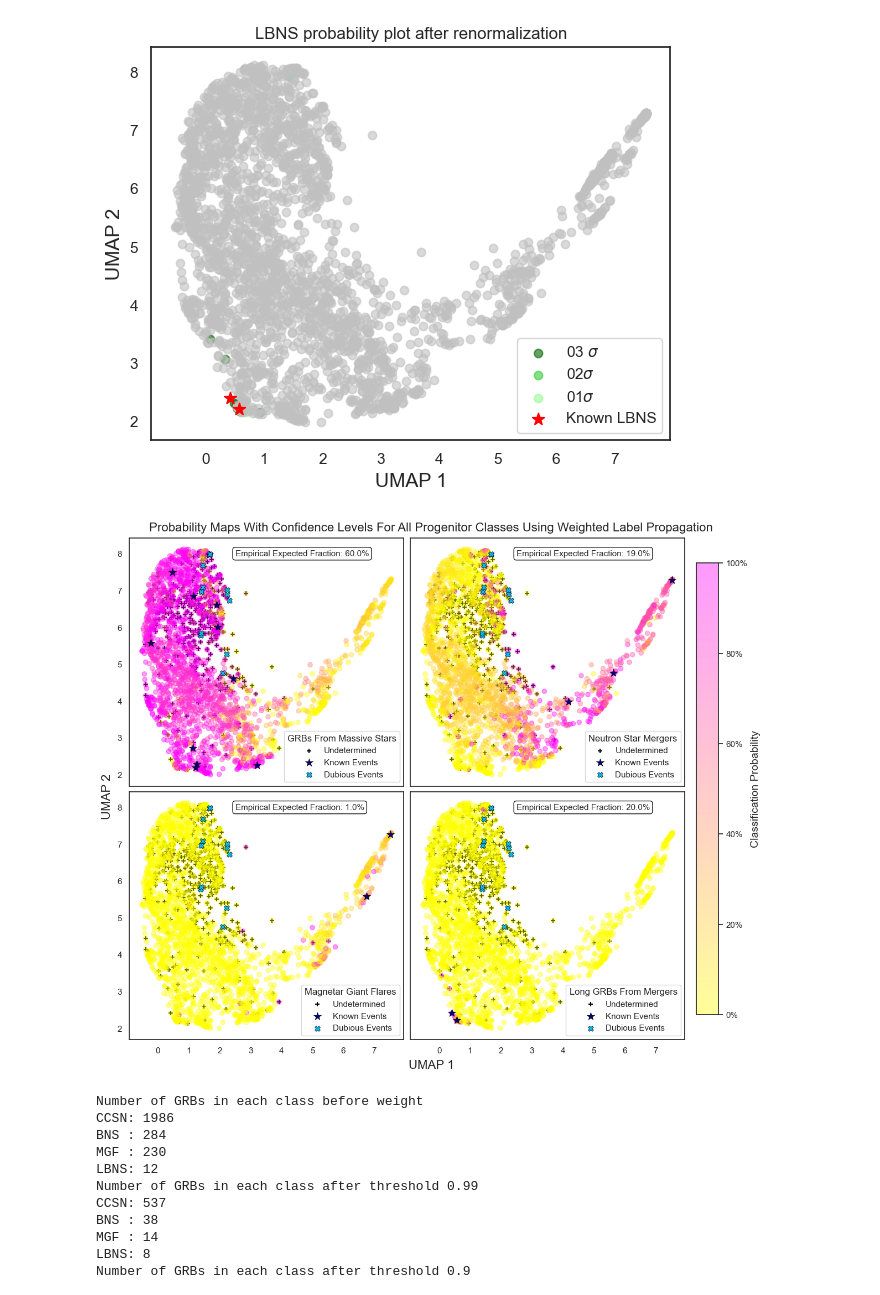
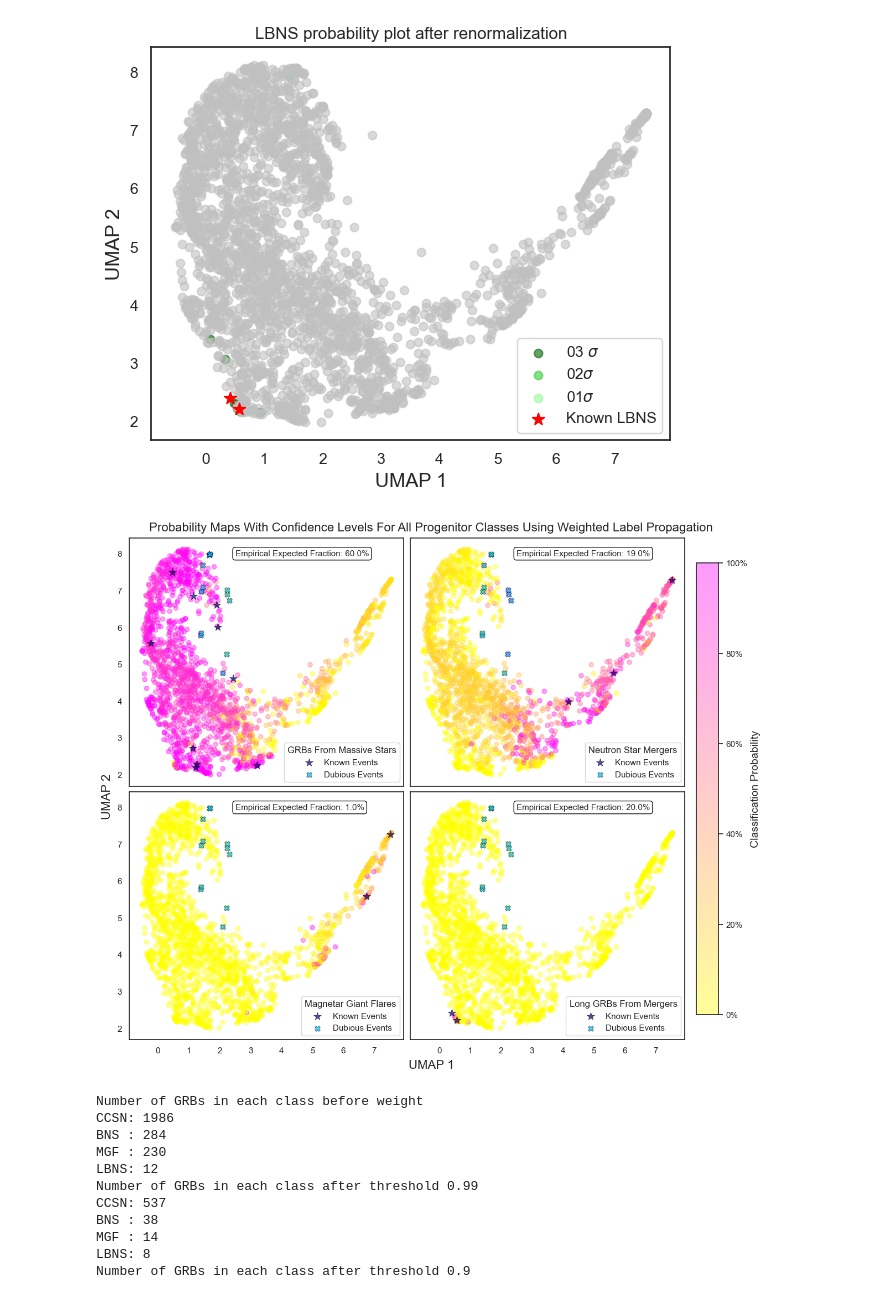
Before and after one commit to Sky3strain/Label-Propagation, a Jupyter notebook: Fermi_GBM_Polished_LabelProp.ipynb, the cells around one changed output. Saved outputs shown, nothing was run; the diff lists cells and outputs as text; code cells hidden in the pictures.

```diff
--- a/Fermi_GBM_Polished_LabelProp.ipynb
+++ b/Fermi_GBM_Polished_LabelProp.ipynb
@@ -1169,54 +1169,51 @@ fig.subplots_adjust(
     wspace=0.0,
     hspace=0.0
 )
-
+mask = np.ones(len(grb_umap2d_T), dtype=bool)
+mask[unlabeled_grb] = False
 #CCSN
-axes[0,0].scatter(grb_umap2d_T[unlabeled_grb, 0], grb_umap2d_T[unlabeled_grb, 1], label="Undetermined", color = "black", marker = '+')
-sc = axes[0,0].scatter(grb_umap2d[0],  grb_umap2d[1], c=ccsn_proba, cmap='spring_r', vmin=0, vmax=1, alpha=0.4)
-axes[0,0].scatter(grb_df[grb_df['name'].isin(GRB_CCSN)]['2dumap1'], grb_df[grb_df['name'].isin(GRB_CCSN)]['2dumap2'], c='navy', marker = '*', s=110,edgecolor='black', linewidth=0.5, label="Known Events")
-axes[0,0].scatter(grb_umap2d_T[dubious_grb, 0], grb_umap2d_T[dubious_grb, 1], label="Dubious Events", color = "deepskyblue", marker = 'X',edgecolor='black', linewidth=0.5, s=50)
+sc = axes[0,0].scatter(grb_umap2d_T[mask,0], grb_umap2d_T[mask,1], c=ccsn_proba[mask], cmap='spring_r', vmin=0, vmax=1, alpha=0.4)
+axes[0,0].scatter(grb_df[grb_df['name'].isin(GRB_CCSN)]['2dumap1'], grb_df[grb_df['name'].isin(GRB_CCSN)]['2dumap2'], c='navy', marker = '*', s=110,edgecolor='black', linewidth=0.5, label="Known Events",alpha = 0.7)
+axes[0,0].scatter(grb_umap2d_T[dubious_grb, 0], grb_umap2d_T[dubious_grb, 1], label="Dubious Events", color = "deepskyblue", marker = 'X',edgecolor='black', linewidth=0.5, s=50,alpha = 0.7)
 axes[0,0].legend(title="GRBs From Massive Stars", loc='lower right')
 axes[0,0].annotate(f'Empirical Expected Fraction: {k_ccsn*100}%',xy=(2.5, 8),xycoords='data',fontsize=11, ha='left',
     va='center',bbox=dict( boxstyle="round,pad=0.3",fc="white",ec="black",alpha=0.9))
 # axes[0,0].set_facecolor('dimgray')
 #BNS
-axes[0,1].scatter(grb_umap2d_T[unlabeled_grb, 0], grb_umap2d_T[unlabeled_grb, 1], label="Undetermined", color = "black", marker = '+')
-sc = axes[0,1].scatter(grb_umap2d[0],  grb_umap2d[1], c=bns_proba, cmap='spring_r', vmin=0, vmax=1, alpha=0.4)
-axes[0,1].scatter(grb_df[grb_df['name'].isin(GRB_BNS)]['2dumap1'], grb_df[grb_df['name'].isin(GRB_BNS)]['2dumap2'], c='navy', marker = '*',edgecolor='black', linewidth=0.5,  s=110, label="Known Events")
-axes[0,1].scatter(grb_umap2d_T[dubious_grb, 0], grb_umap2d_T[dubious_grb, 1], label="Dubious Events", color = "deepskyblue", marker = 'X',edgecolor='black', linewidth=0.5, s=50)
+sc = axes[0,1].scatter(grb_umap2d_T[mask,0], grb_umap2d_T[mask,1], c=bns_proba[mask], cmap='spring_r', vmin=0, vmax=1, alpha=0.4)
+axes[0,1].scatter(grb_df[grb_df['name'].isin(GRB_BNS)]['2dumap1'], grb_df[grb_df['name'].isin(GRB_BNS)]['2dumap2'], c='navy', marker = '*',edgecolor='black', linewidth=0.5,  s=110, label="Known Events",alpha = 0.7)
+axes[0,1].scatter(grb_umap2d_T[dubious_grb, 0], grb_umap2d_T[dubious_grb, 1], label="Dubious Events", color = "deepskyblue", marker = 'X',edgecolor='black', linewidth=0.5, s=50,alpha = 0.7)
 axes[0,1].legend(title="Neutron Star Mergers", loc='lower right')
 axes[0,1].annotate(f'Empirical Expected Fraction: {k_bns*100}%',xy=(2.5, 8),xycoords='data',fontsize=11, ha='left',
     va='center',bbox=dict( boxstyle="round,pad=0.3",fc="white",ec="black",alpha=0.9))
 # axes[0,1].set_facecolor('silver')
 #MGF
-axes[1,0].scatter(grb_umap2d_T[unlabeled_grb, 0], grb_umap2d_T[unlabeled_grb, 1], label="Undetermined", color = "black", marker = '+')
-sc = axes[1,0].scatter(grb_umap2d[0],  grb_umap2d[1], c=mgf_proba, cmap='spring_r', vmin=0, vmax=1, alpha=0.4)
-axes[1,0].scatter(grb_df[grb_df['name'].isin(GRB_MGF)]['2dumap1'], grb_df[grb_df['name'].isin(GRB_MGF)]['2dumap2'], c='navy', marker = '*', s=110,edgecolor='black', linewidth=0.5, label="Known Events")
-axes[1,0].scatter(grb_umap2d_T[dubious_grb, 0], grb_umap2d_T[dubious_grb, 1], label="Dubious Events", color = "deepskyblue", marker = 'X',edgecolor='black', linewidth=0.5, s=50)
+sc = axes[1,0].scatter(grb_umap2d_T[mask,0], grb_umap2d_T[mask,1], c=mgf_proba[mask], cmap='spring_r', vmin=0, vmax=1, alpha=0.4)
+axes[1,0].scatter(grb_df[grb_df['name'].isin(GRB_MGF)]['2dumap1'], grb_df[grb_df['name'].isin(GRB_MGF)]['2dumap2'], c='navy', marker = '*', s=110,edgecolor='black', linewidth=0.5, label="Known Events",alpha = 0.7)
+axes[1,0].scatter(grb_umap2d_T[dubious_grb, 0], grb_umap2d_T[dubious_grb, 1], label="Dubious Events", color = "deepskyblue", marker = 'X',edgecolor='black', linewidth=0.5, s=50,alpha = 0.7)
 axes[1,0].legend(title="Magnetar Giant Flares", loc='lower right')
 axes[1,0].annotate(f'Empirical Expected Fraction: {k_mgf*100}%',xy=(2.5, 8),xycoords='data',fontsize=11, ha='left',
     va='center',bbox=dict( boxstyle="round,pad=0.3",fc="white",ec="black",alpha=0.9))
 # axes[1,0].set_facecolor('lavender')
 #LBNS
-axes[1,1].scatter(grb_umap2d_T[unlabeled_grb, 0], grb_umap2d_T[unlabeled_grb, 1], label="Undetermined", color = "black", marker = '+')
-sc = axes[1,1].scatter(grb_umap2d[0],  grb_umap2d[1], c=lbns_proba, cmap='spring_r', vmin=0, vmax=1, alpha=0.4)
-axes[1,1].scatter(grb_df[grb_df['name'].isin(GRB_LBNS)]['2dumap1'], grb_df[grb_df['name'].isin(GRB_LBNS)]['2dumap2'], c='navy', marker = '*', s=110,edgecolor='black', linewidth=0.5, label="Known Events")
-axes[1,1].scatter(grb_umap2d_T[dubious_grb, 0], grb_umap2d_T[dubious_grb, 1], label="Dubious Events", color = "deepskyblue", marker = 'X',edgecolor='black', linewidth=0.5, s=50)
+sc = axes[1,1].scatter(grb_umap2d_T[mask,0], grb_umap2d_T[mask,1], c=lbns_proba[mask], cmap='spring_r', vmin=0, vmax=1, alpha=0.4)
+axes[1,1].scatter(grb_df[grb_df['name'].isin(GRB_LBNS)]['2dumap1'], grb_df[grb_df['name'].isin(GRB_LBNS)]['2dumap2'], c='navy', marker = '*', s=110,edgecolor='black', linewidth=0.5, label="Known Events",alpha = 0.7)
+axes[1,1].scatter(grb_umap2d_T[dubious_grb, 0], grb_umap2d_T[dubious_grb, 1], label="Dubious Events", color = "deepskyblue", marker = 'X',edgecolor='black', linewidth=0.5, s=50,alpha = 0.7)
 axes[1,1].legend(title="Long GRBs From Mergers", loc='lower right')
 axes[1,1].annotate(f'Empirical Expected Fraction: {k_lbns*100}%',xy=(2.5, 8),xycoords='data',fontsize=11, ha='left',
     va='center',bbox=dict( boxstyle="round,pad=0.3",fc="white",ec="black",alpha=0.9))
 # axes[1,1].set_facecolor('white')
 
 cbar = fig.colorbar(sc, ax=axes.ravel().tolist(), location='right', shrink=0.9, pad=0.02)
 cbar.ax.yaxis.set_major_formatter(mticker.PercentFormatter(xmax=1))
 cbar.set_label("Classification Probability", fontsize=14)
 fig.supxlabel("UMAP 1", fontsize=16)
 fig.supylabel("UMAP 2", fontsize=16)
 fig.suptitle("Probability Maps With Confidence Levels For All Progenitor Classes Using Weighted Label Propagation", fontsize=16)
 plt.savefig(os.path.join('Paper_2-10-2025_new','Confidence_Level_Map'),dpi = 200)
 plt.show()
 # %% [output]
-[figure, old version]
+[figure, new version]
 # %%
 print('Number of GRBs in each class before weight')
 print("CCSN:", np.sum(labels == 0))
```
